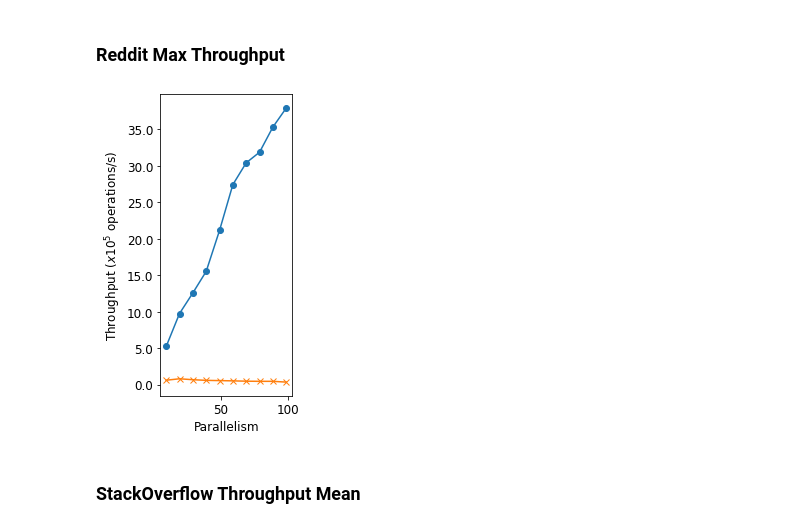
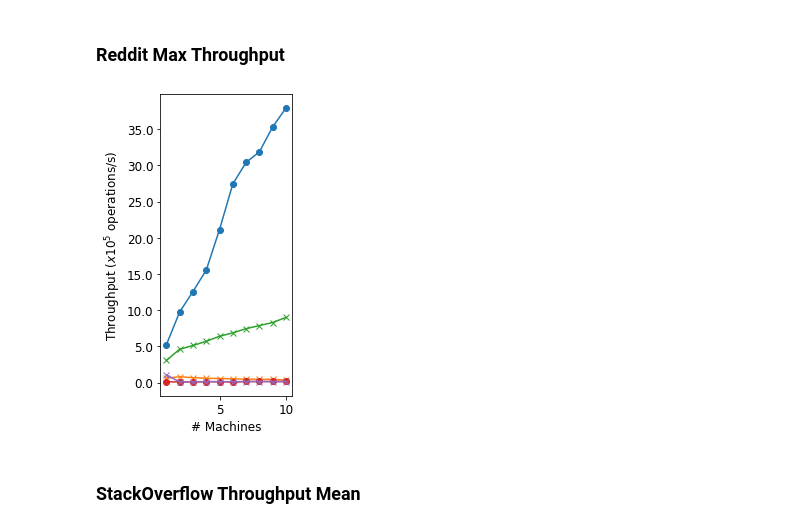
Before and after one commit to Rustam-Warwick/d3-gnn, a Jupyter notebook: helper-scripts/jupyter/Process Flink Metrics.ipynb, the cells around one changed output. Cells and saved outputs as stored; diff of their text form; code cells hidden in the pictures.

```diff
--- a/helper-scripts/jupyter/Process Flink Metrics.ipynb
+++ b/helper-scripts/jupyter/Process Flink Metrics.ipynb
@@ -70,6 +70,12 @@ def plot_evolution_dicts(throughput_dict):
         ax[i].set_xlabel("Parallelism: %s" % key)
         ax[i].ticklabel_format(style='plain',useOffset=False)
     plt.show()
+# %%
+def transform_parallel_to_machines(throughput_dict):
+    a = {}
+    for i,j in throughput_dict.items():
+        a[round(i/10)] = j
+    return a
 # %%
 def get_aggregated_throughput(entry_folder_name="metrics", operator_name="GNN Operator - 2", metric_name="numRecordsInPerSecond", agg="concat", is_lambda=False):
     throughput_dict = {}
@@ -105,6 +111,8 @@ def plot_aggregated_dict(title, inputs, labels, markers, linestyles, colors, fit
     lines = list()
     for key in x:
         for i, _ in enumerate(y):
+            if key not in inputs[i]:
+                inputs[i][key] = 0
             val = np.array(inputs[i][key])
             y[i] = np.append(y[i], val)
     fig, ax = plt.subplots() if pre_fig is None else pre_fig
@@ -262,19 +345,20 @@ fig_leg.savefig("../figures/legend-stream-windowed.png")
 ### Reddit Max Throughput
 # %%
 # streaming_throughput_max=get_aggregated_throughput(entry_folder_name="../streaming_throughput_1_10",metric_name="throughput", agg="max")
-streaming_throughput_mean=agg_concat_list(get_aggregated_throughput(entry_folder_name="../metrics/Streaming Metrics HDRF 8/",metric_name="throughput"),agg="max")
-windowed_throughput_mean=agg_concat_list(get_aggregated_throughput(entry_folder_name="../metrics/Windowed Metrics HDRF 2/",metric_name="throughput"),agg="max")
-streaming_replication_factor = agg_concat_list(get_aggregated_throughput(entry_folder_name="../metrics/Streaming Metrics HDRF 8/", operator_name="HDRF-Partitioner-10Threads", metric_name="Replication Factor"),agg="last_nonzero")
-fig, ax, lines1 = plot_aggregated_dict(None, [streaming_throughput_mean, windowed_throughput_mean],["Streaming", "Windowed-200ms"], ["o", "x"], ["-","-"], [None, None])
+streaming_throughput_max=transform_parallel_to_machines(agg_concat_list(get_aggregated_throughput(entry_folder_name="../../jupyter/metrics/Streaming Metrics HDRF 8/",metric_name="throughput"),agg="max"))
+windowed_throughput_max=transform_parallel_to_machines(agg_concat_list(get_aggregated_throughput(entry_folder_name="../../jupyter/metrics/Windowed Metrics HDRF 2/",metric_name="throughput"),agg="max"))
+count_window_throughput_max = transform_parallel_to_machines(agg_concat_list(get_aggregated_throughput(entry_folder_name="../../jupyter/metrics/CountWindowMetrics/", metric_name="throughput"),agg="max"))
+# streaming_replication_factor = agg_concat_list(get_aggregated_throughput(entry_folder_name="../metrics/Streaming Metrics HDRF 8/", operator_name="HDRF-Partitioner-10Threads", metric_name="Replication Factor"),agg="last_nonzero")
+fig, ax, lines1 = plot_aggregated_dict(None, [streaming_throughput_max, windowed_throughput_max, count_window_throughput_max, DGL_STREAMING_MAX_THROUGHPUT, DGL_WINDOWED_MAX_THROUGHPUT],["D3-GNN Streaming", "D3-GNN Windowed-200ms", "D3-GNN Windowed-2kcount", "DGL Streaming", "DGL_Window_mean"], ["o", "x","x", "o", "x"], ["-","-","-","-","-"], [None, None, None, None, None], xlabel="# Machines")
 #ax2 = ax.twinx()
 #_, _, lines2 = plot_aggregated_dict(None, [streaming_replication_factor],["RF (HDRF-8)"], ["+"], ["--"],["g"], ylabel="Replication Factor", pre_fig=(fig,ax2), formatter=yfmt2)
 #lines = lines1 + lines2
 #labs = [l.get_label() for l in lines]
 #ax.legend(lines, labs, loc=0)
 #ax.legend()
 plt.rcParams["figure.figsize"] = (3,5)
 # %% [output]
-[figure, old version]
+[figure, new version]
 # %%
 fig.savefig("../figures/throughput_max_reddit_hdrf_8.png")
 # %% [markdown]
```
Also changed, not shown: parts of 13 cells of this notebook, 33 other files.
